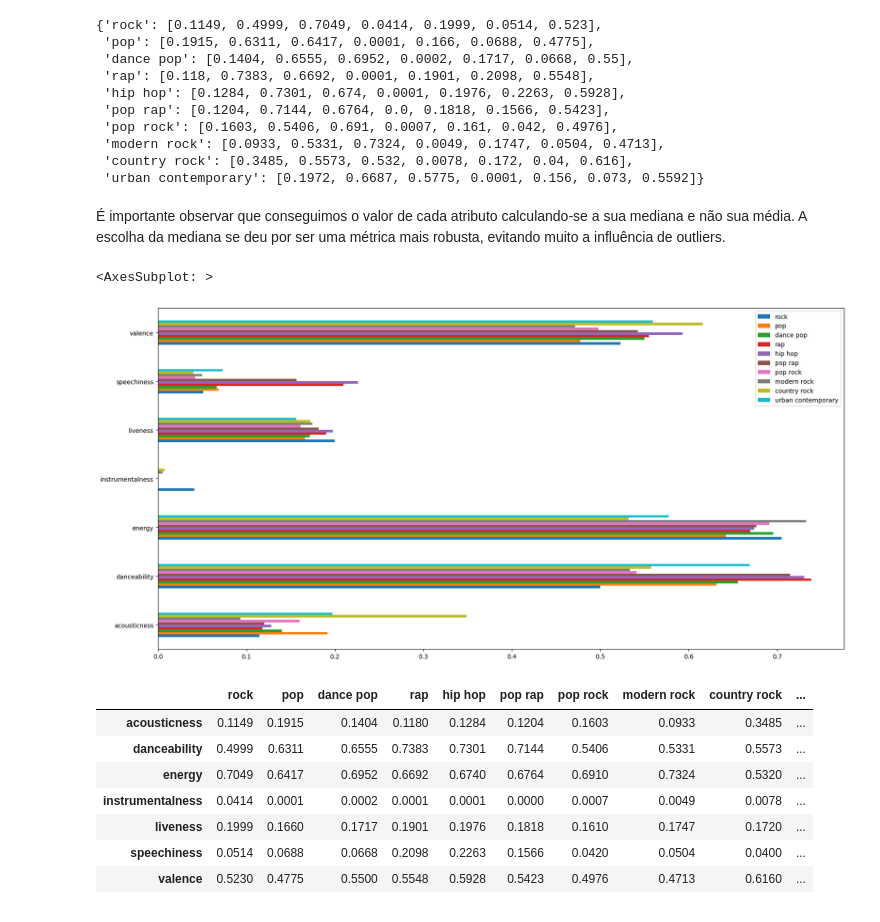
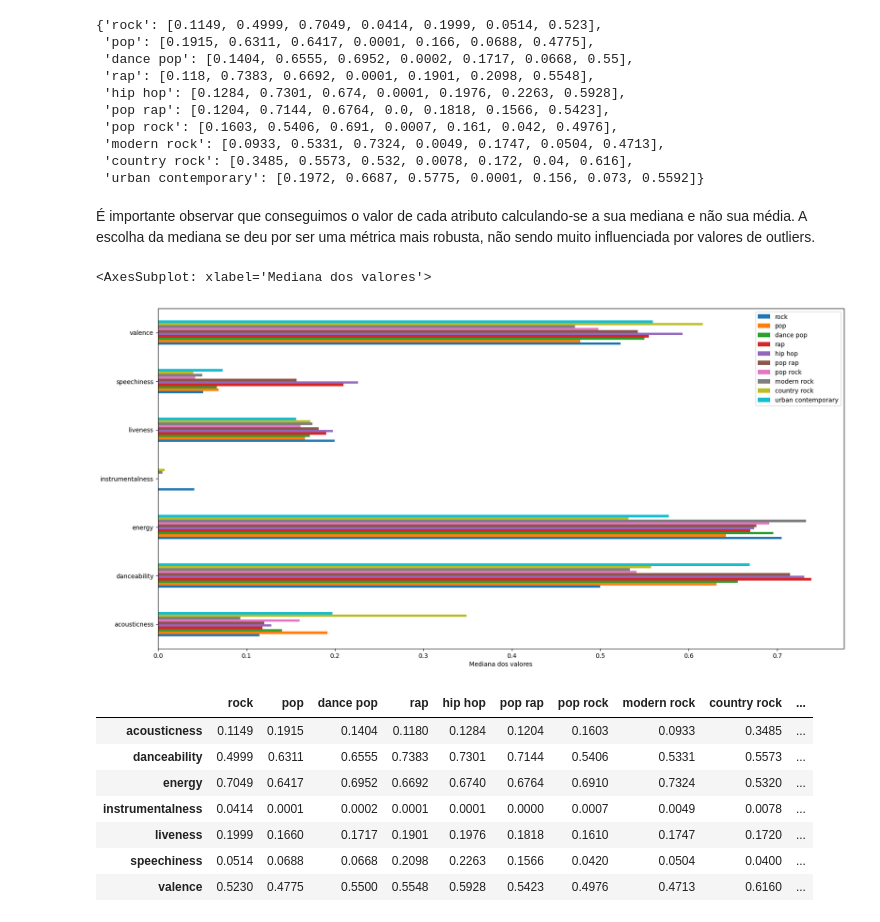
Before and after one commit to danilomiyatake/spotify, a Jupyter notebook: spotify_eda.ipynb, the cells around one changed output. Drawn from its saved outputs; the diff is of its cells as text; code cells hidden in the pictures.

```diff
--- a/spotify_eda.ipynb
+++ b/spotify_eda.ipynb
@@ -236,6 +234,7 @@ i = 1
 atributos = ['acousticness', 'danceability', 'energy', 'instrumentalness', 'liveness', 'speechiness', 'valence']
 for atr in atributos:
     plt.subplot(7,1,i)
-    sns.boxplot(df_top_10, x='genres', y=atr)
+    sns.boxplot(df_top_10, x='genres', y=atr, showmeans=True, meanprops={"marker":"o","markerfacecolor":"white",
+    "markeredgecolor":"black","markersize":"5"})
     i+=1
 # %% [output]
@@ -262,14 +263,14 @@ atributos_genero
  'country rock': [0.3485, 0.5573, 0.532, 0.0078, 0.172, 0.04, 0.616],
  'urban contemporary': [0.1972, 0.6687, 0.5775, 0.0001, 0.156, 0.073, 0.5592]}
 # %% [markdown]
-É importante observar que conseguimos o valor de cada atributo calculando-se a sua mediana e não sua média. A escolha da mediana se deu por ser uma métrica mais robusta, evitando muito a influência de outliers.
+É importante observar que conseguimos o valor de cada atributo calculando-se a sua mediana e não sua média. A escolha da mediana se deu por ser uma métrica mais robusta, não sendo muito influenciada por valores de outliers.
 # %%
 resumo = pd.DataFrame(atributos_genero, index=atributos)
 # %%
-resumo.plot(kind = 'barh', figsize=(20,10))
+resumo.plot(kind = 'barh', figsize=(20,10), xlabel= 'Mediana dos valores')
 # %% [output]
-<AxesSubplot: >
+<AxesSubplot: xlabel='Mediana dos valores'>
-[figure, old version]
+[figure, new version]
 # %%
 resumo
 # %% [output]
```
Also changed, not shown: parts of 8 cells of this notebook.
